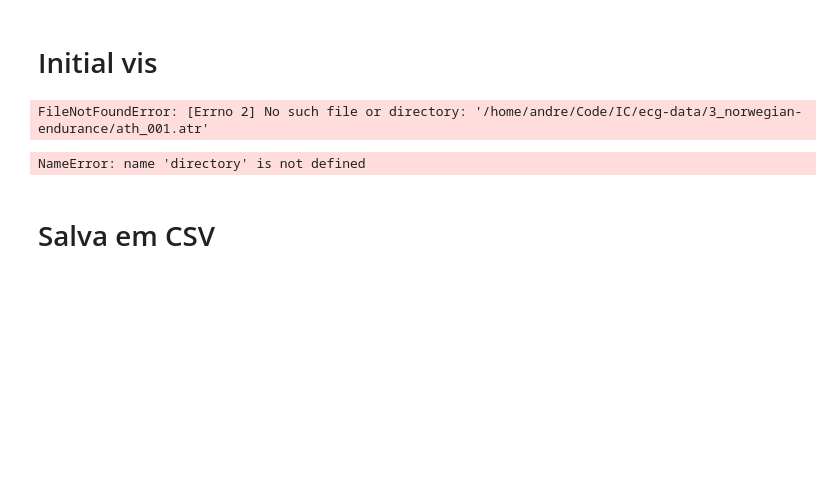
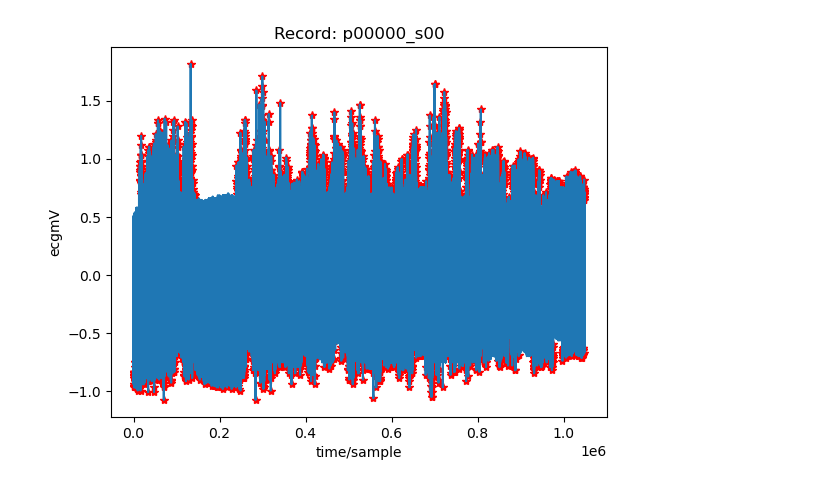
Before and after one commit to andregdmitri/ecg_data, a Jupyter notebook: 4_icentia11k/tests.ipynb, the cells around one changed output. Saved outputs shown, nothing was run; the diff lists cells and outputs as text; code cells hidden in the pictures; blank space fills up the shorter version.

```diff
--- a/4_icentia11k/tests.ipynb
+++ b/4_icentia11k/tests.ipynb
@@ -53,28 +1,11 @@ for k in range(3):
-# %% [markdown]
-# Initial vis
 # %%
 import wfdb
 patient_id=0
 segment_id=0
-start=2000
-length=1024
-data_path = '/home/andre/Code/IC/ecg-data/3_norwegian-endurance'
-filename = f'{data_path}/ath_001'
-rec = wfdb.rdrecord(filename, sampfrom=start, sampto=start+length)
-ann = wfdb.rdann(filename, "atr", sampfrom=start, sampto=start+length, shift_samps=True)
-wfdb.plot_wfdb(rec, ann, plot_sym=True, figsize=(15,4))
+data_path = './data/p00/p00000/p00000_s00'
+filename = f'{data_path}'
+rec = wfdb.rdrecord(filename)
+ann = wfdb.rdann(filename, "atr")
+wfdb.plot_wfdb(rec, ann)
 # %% [output]
-FileNotFoundError: [Errno 2] No such file or directory: '/home/andre/Code/IC/ecg-data/3_norwegian-endurance/ath_001.atr'
+[figure, added]
-# %%
-import os
-data_path = '/home/andre/Code/IC/ecg-data/3_norwegian-endurance'
-ECGs = []
-for ecgfilename in sorted(os.listdir(directory )):
-    if ecgfilename.endswith(".dat"):
-        ecg = wfdb.rdsamp(data_path  + ecgfilename.split(".")[0])
-        ECGs.append(ecg)
-ECGs = np.asarray(ECGs)
-# %% [output]
-NameError: name 'directory' is not defined
-# %% [markdown]
-# Salva em CSV
```
Also changed, not shown: parts of 29 cells of this notebook, 1 other file.
